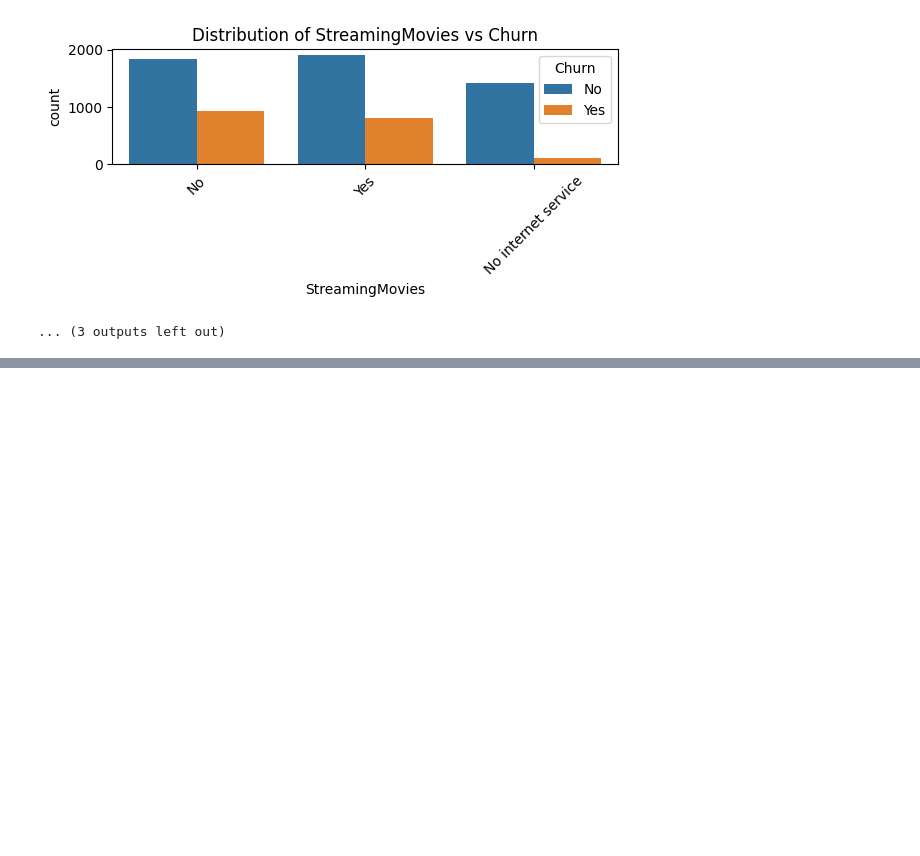
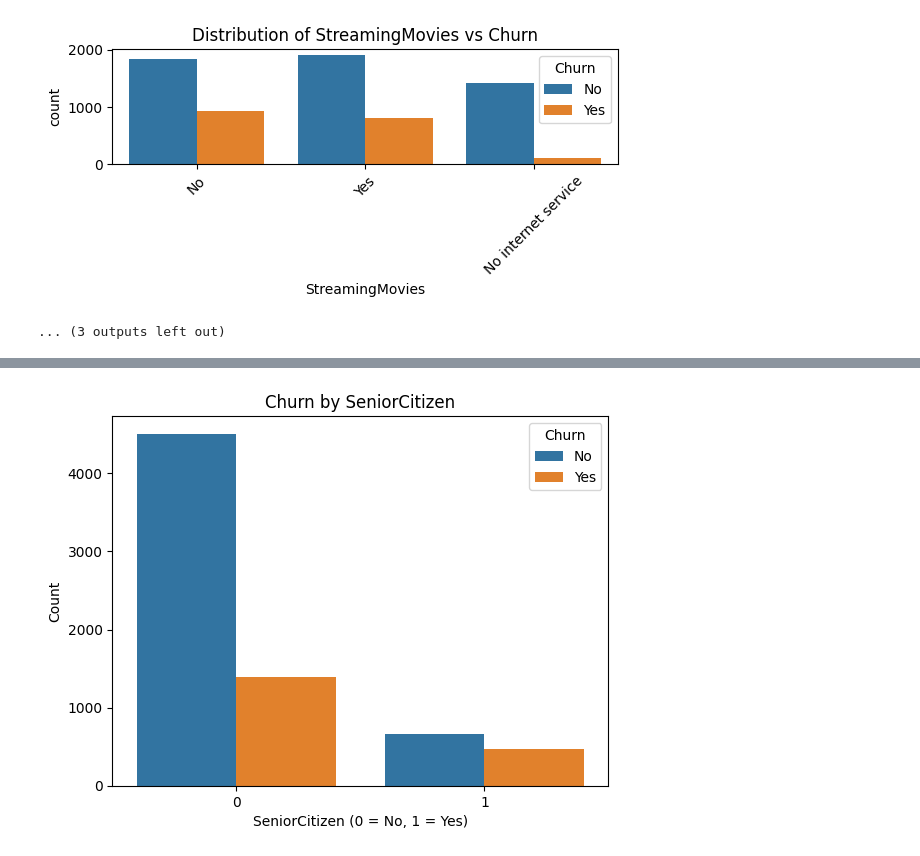
Before and after one commit to swarnendu2003/customer-churn-prediction, a Jupyter notebook: notebooks/data_cleaning_bisakh.ipynb, the cells around one changed output, grey strips where cells are left out. Saved outputs shown, nothing was run; the diff lists cells and outputs as text; code cells hidden in the pictures; blank space fills up the shorter version.

```diff
--- a/notebooks/data_cleaning_bisakh.ipynb
+++ b/notebooks/data_cleaning_bisakh.ipynb
@@ -212,0 +232,9 @@ for col in cat_col:
+# %%
+sns.countplot(x='SeniorCitizen', hue='Churn', data=data_copy)
+plt.title('Churn by SeniorCitizen')
+plt.xlabel('SeniorCitizen (0 = No, 1 = Yes)')
+plt.ylabel('Count')
+plt.legend(title='Churn')
+plt.show()
+# %% [output]
+[figure, added]
```
Also changed, not shown: parts of 34 cells of this notebook, 2 other files.
